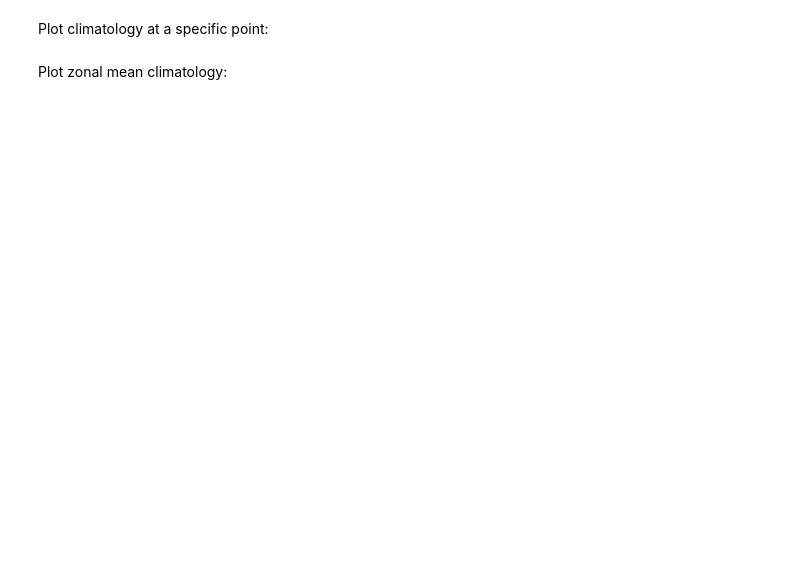
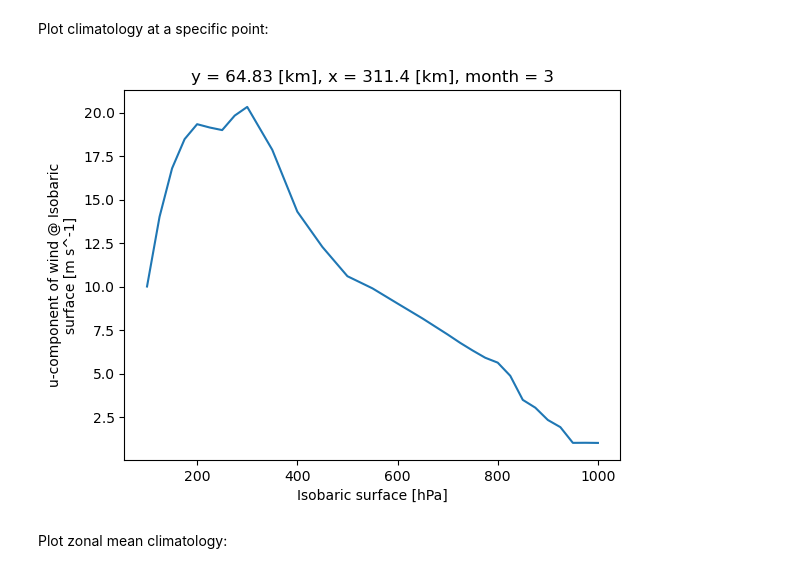
Before and after one commit to andreall/dicca__python_course, a Jupyter notebook: 06b_xarray_comp.ipynb, the cells around one changed output. Saved outputs shown, nothing was run; the diff lists cells and outputs as text; code cells hidden in the pictures; blank space fills up the shorter version.

```diff
--- a/06b_xarray_comp.ipynb
+++ b/06b_xarray_comp.ipynb
@@ -111,5 +237,5 @@ At then end of the apply step, xarray will automatically combine the aggregated/
 
 Let's calculate the climatology at every point in the dataset:
 # %%
-tos_clim = ds.tos.groupby('time.month').mean()
+tos_clim = ds1.groupby('time1.month').mean()
 tos_clim
@@ -116,7 +260,9 @@ tos_clim
 # %% [markdown]
 Plot climatology at a specific point:
 # %%
-tos_clim.sel(lon=310, lat=50, method='nearest').plot();
+tos_clim.sel(x=310, y=50, method='nearest').plot();
+# %% [output]
+[figure, added]
 # %% [markdown]
 Plot zonal mean climatology:
 # %%
```
Also changed, not shown: parts of 50 cells of this notebook, 1 other file.
